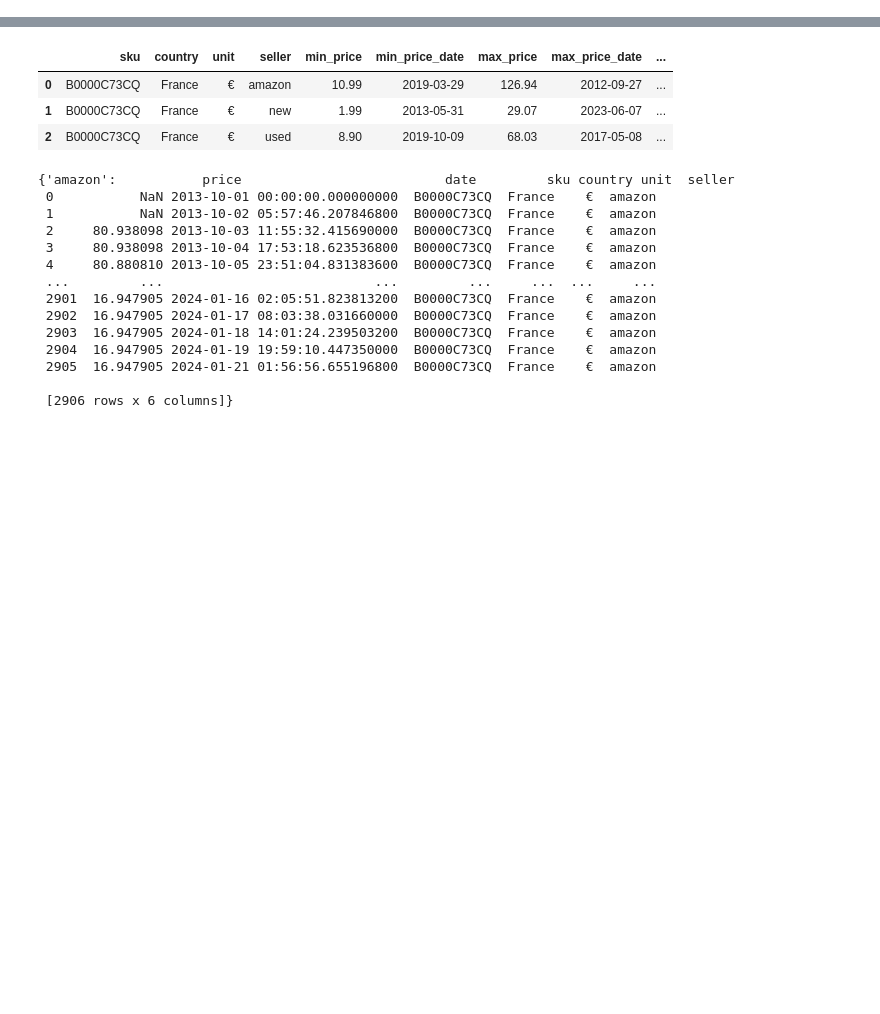
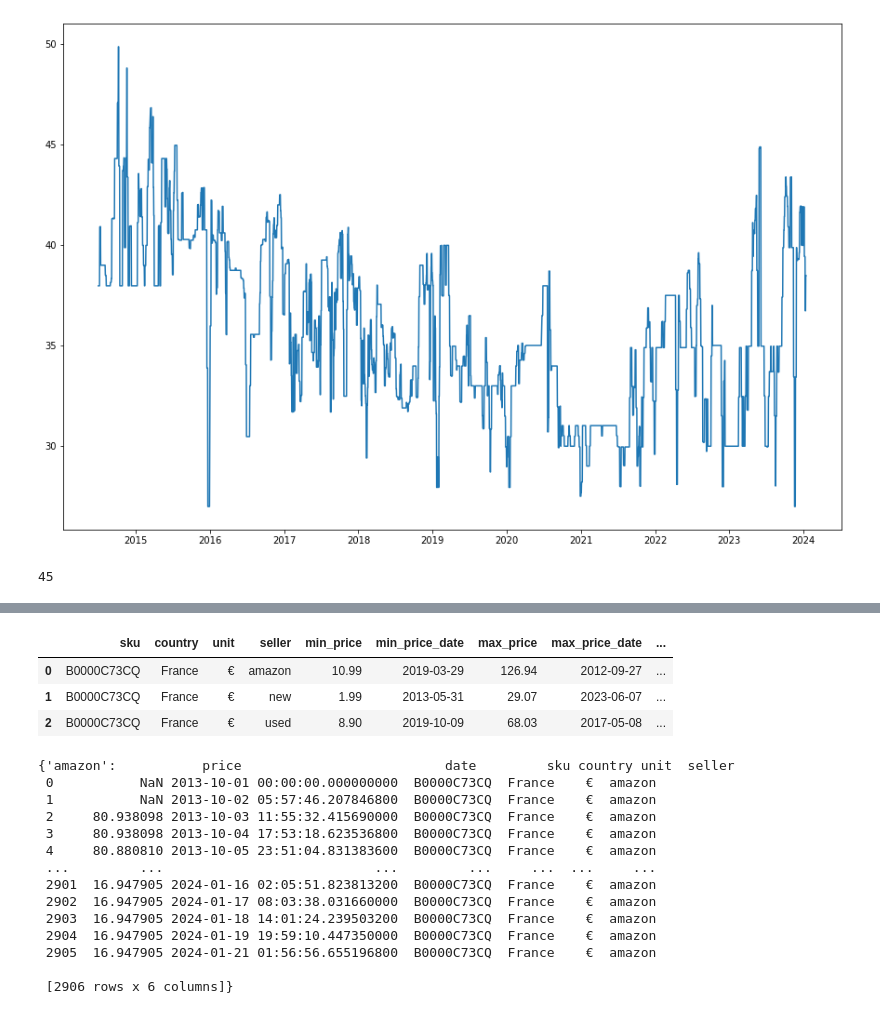
Before and after one commit to pechouc/dst_incidence, a Jupyter notebook: notebooks/tester.ipynb, the cells around one changed output, grey strips where cells are left out. Drawn from its saved outputs; the diff is of its cells as text; code cells hidden in the pictures; blank space fills up the shorter version.

```diff
--- a/notebooks/tester.ipynb
+++ b/notebooks/tester.ipynb
@@ -78,0 +93,7 @@ collector.price_histories
+# %%
+plt.figure(figsize=(15, 10))
+plt.plot(collector.price_histories['amazon']['date'], collector.price_histories['amazon']['price'])
+# plt.plot(collector.price_histories['amazon']['date'], collector.price_histories['amazon']['trusted'])
+plt.show();
+# %% [output]
+[figure, added]
@@ -78,0 +105,4 @@ collector.price_histories
+# %%
+price_history_csv['sku'].nunique()
+# %% [output]
+45
```
Also changed, not shown: parts of 23 cells of this notebook.
